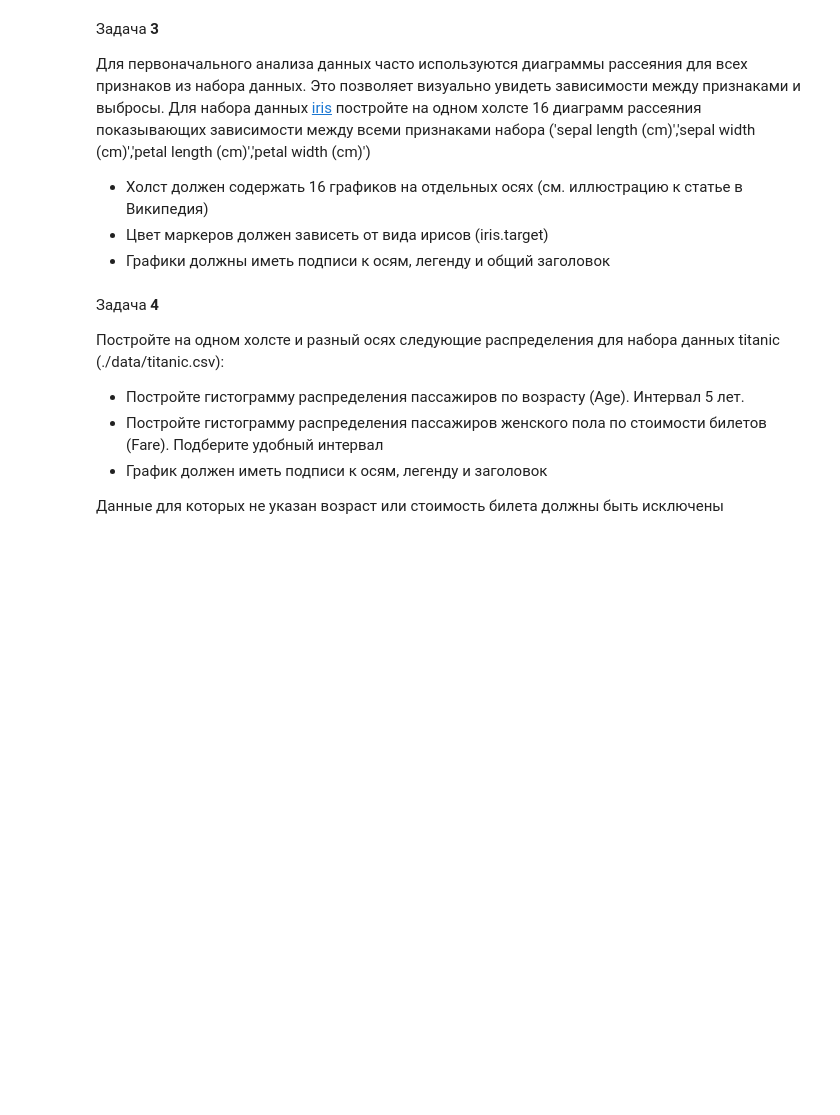
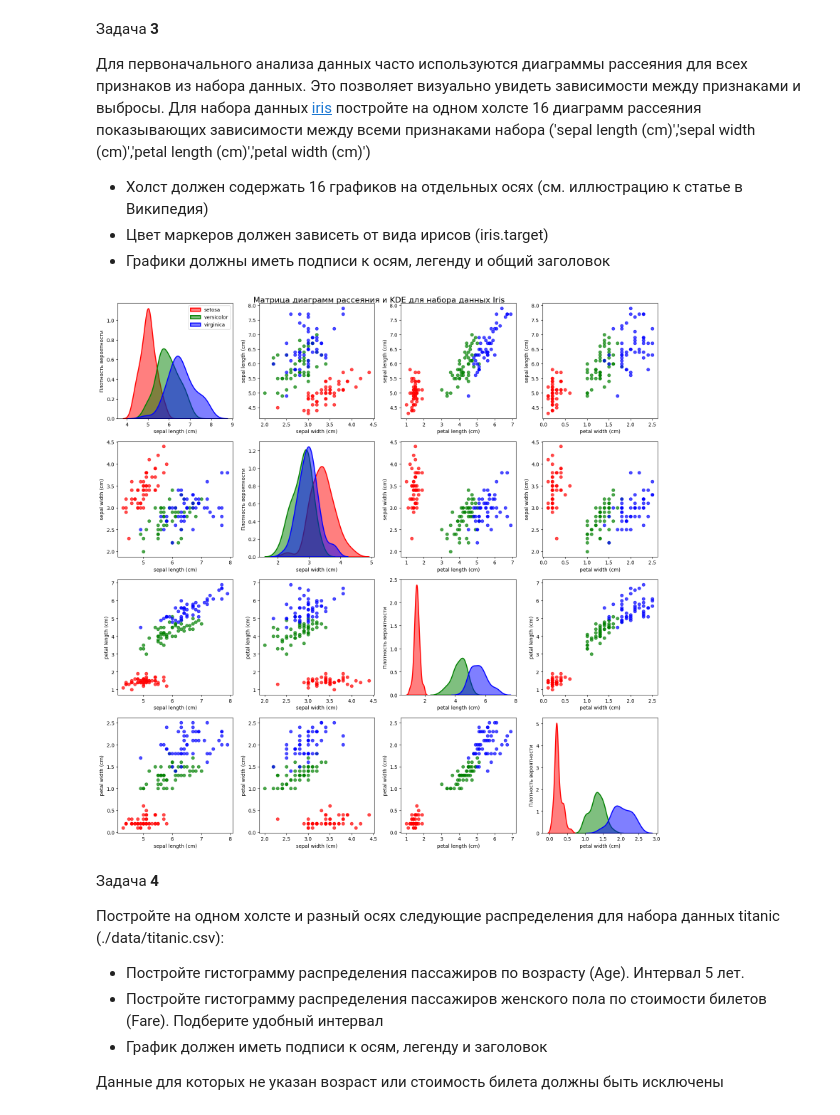
Before and after one commit to zaic-bsu/dap-2024, a Jupyter notebook: les05/lab.ipynb, the cells around one changed output. Saved outputs shown, nothing was run; the diff lists cells and outputs as text; code cells hidden in the pictures; blank space fills up the shorter version.

```diff
--- a/les05/lab.ipynb
+++ b/les05/lab.ipynb
@@ -57,3 +88,41 @@ iris = load_iris()
+# %%
+from sklearn.datasets import load_iris
+import seaborn as sns
+iris = load_iris()
+X = iris.data
+y = iris.target
+feature_names = iris.feature_names
+target_names = iris.target_names
+
+fig, axes = plt.subplots(4, 4, figsize=(16, 16))
+fig.suptitle("Матрица диаграмм рассеяния и KDE для набора данных Iris", fontsize=16)
+
+colors = ["red", "green", "blue"]
+
+for i in range(4):
+    for j in range(4):
+        if i == j:
+
+            for target in range(3):
+                sns.kdeplot(X[y == target, i], ax=axes[i, j],
+                           color=colors[target], label=target_names[target],
+                           fill=True, alpha=0.5, linewidth=2)
+            axes[i, j].set_xlabel(feature_names[i])
+            axes[i, j].set_ylabel("Плотность вероятности")
+        else:
+
+            for target in range(3):
+                axes[i, j].scatter(X[y == target, j], X[y == target, i],
+                                  c=colors[target], alpha=0.7, label=target_names[target])
+            axes[i, j].set_xlabel(feature_names[j])
+            axes[i, j].set_ylabel(feature_names[i])
+        if i == 0 and j == 0:
+            axes[i, j].legend()
+
+plt.tight_layout()
+plt.show()
+# %% [output]
+[figure, added]
 # %% [markdown]
 Задача **4**
 
```
Also changed, not shown: parts of 17 cells of this notebook.
